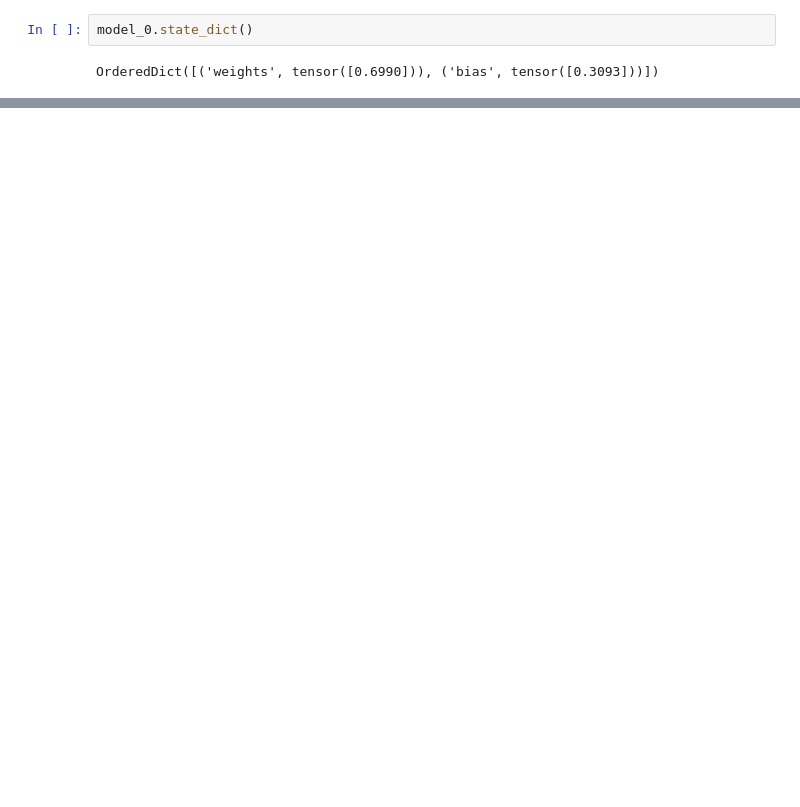
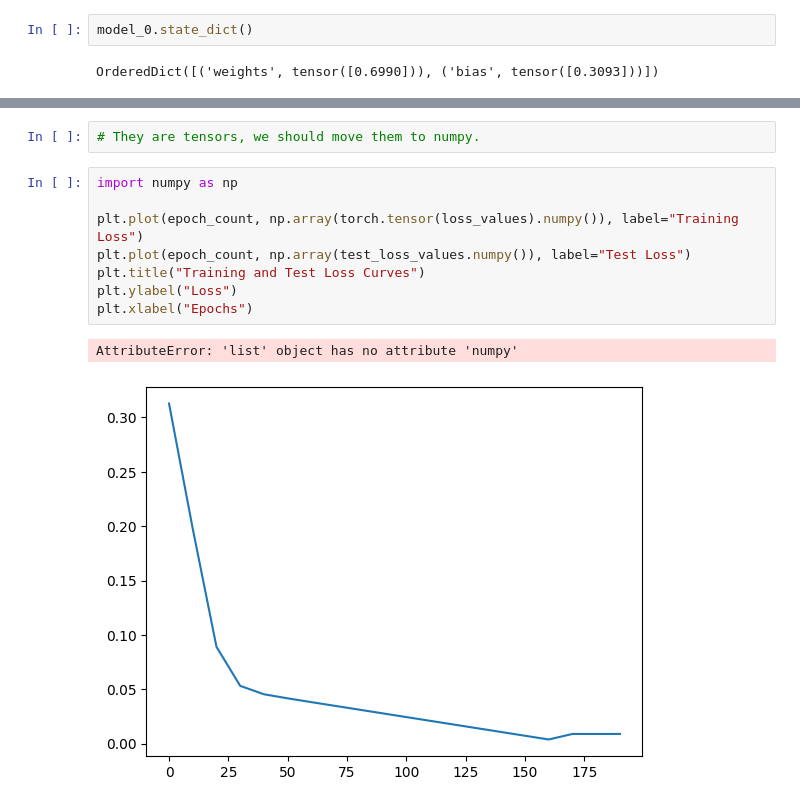
Before and after one commit to narendra974/Pytorch_Bootcamp_ZTM, a Jupyter notebook: 02_Pytorch_Workflow.ipynb, the cells around one changed output, grey strips where cells are left out. Cells and saved outputs as stored; diff of their text form; blank space fills up the shorter version.

```diff
--- a/02_Pytorch_Workflow.ipynb
+++ b/02_Pytorch_Workflow.ipynb
@@ -272,0 +336,13 @@ OrderedDict([('weights', tensor([0.6990])), ('bias', tensor([0.3093]))])
+# %%
+# They are tensors, we should move them to numpy.
+# %%
+import numpy as np
+
+plt.plot(epoch_count, np.array(torch.tensor(loss_values).numpy()), label="Training Loss")
+plt.plot(epoch_count, np.array(test_loss_values.numpy()), label="Test Loss")
+plt.title("Training and Test Loss Curves")
+plt.ylabel("Loss")
+plt.xlabel("Epochs")
+# %% [output]
+AttributeError: 'list' object has no attribute 'numpy'
+[figure, added]
```
Also changed, not shown: parts of 3 cells of this notebook.
